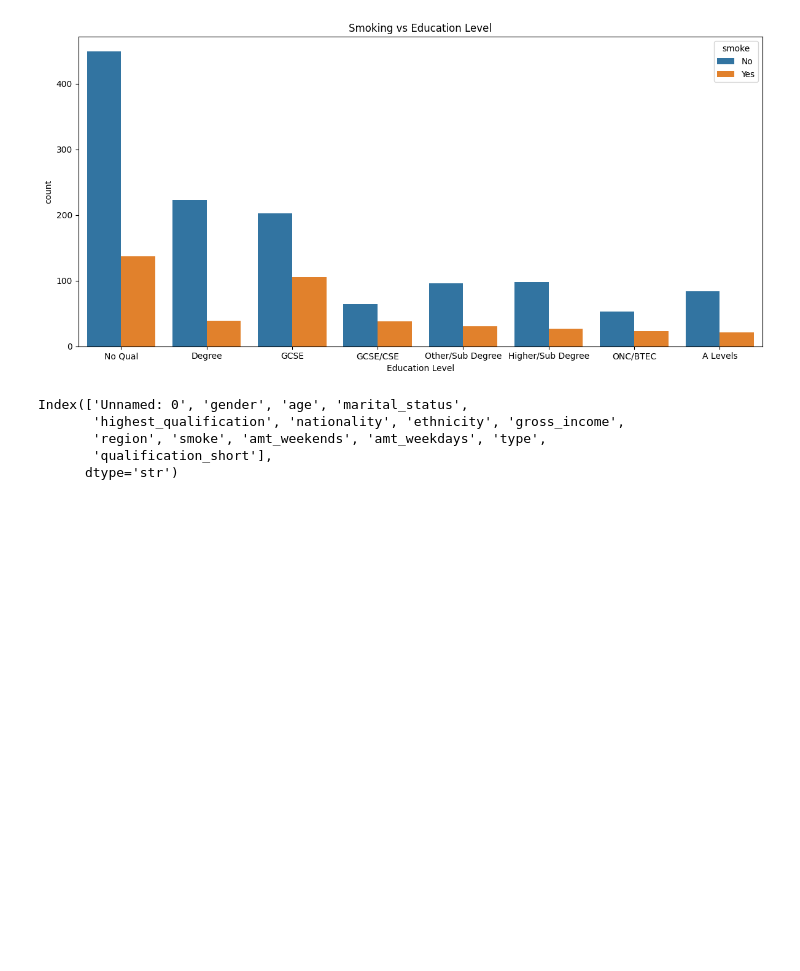
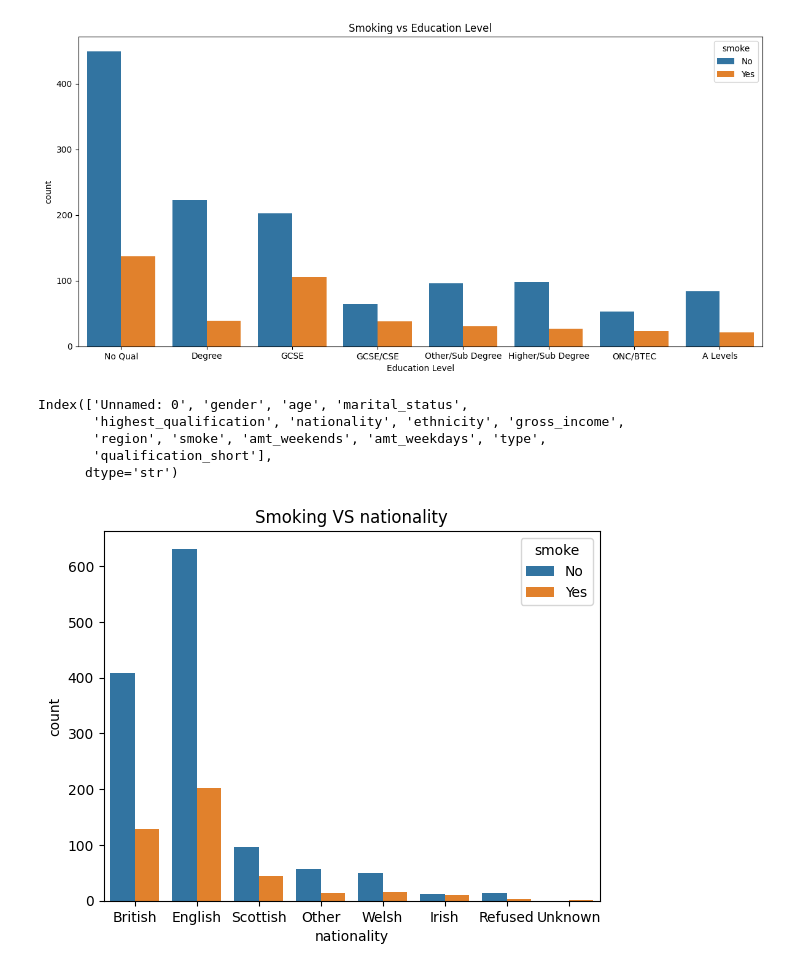
Before and after one commit to keshak-Ctrl/smoking_dataset_analysis, a Jupyter notebook: smoking_dataset_analysis.ipynb, the cells around one changed output. Drawn from its saved outputs; the diff is of its cells as text; code cells hidden in the pictures; blank space fills up the shorter version.

```diff
--- a/smoking_dataset_analysis.ipynb
+++ b/smoking_dataset_analysis.ipynb
@@ -200,3 +200,10 @@ Index(['Unnamed: 0', 'gender', 'age', 'marital_status',
        'region', 'smoke', 'amt_weekends', 'amt_weekdays', 'type',
        'qualification_short'],
       dtype='str')
+# %%
+sns.countplot(data=df, x='nationality', hue='smoke')
+plt.title('Smoking VS nationality')
+plt.savefig('smoking_vs_nationality.png', dpi=300, bbox_inches='tight')
+plt.show()
+# %% [output]
+[figure, added]
```
Also changed, not shown: parts of 5 cells of this notebook, 1 other file.
